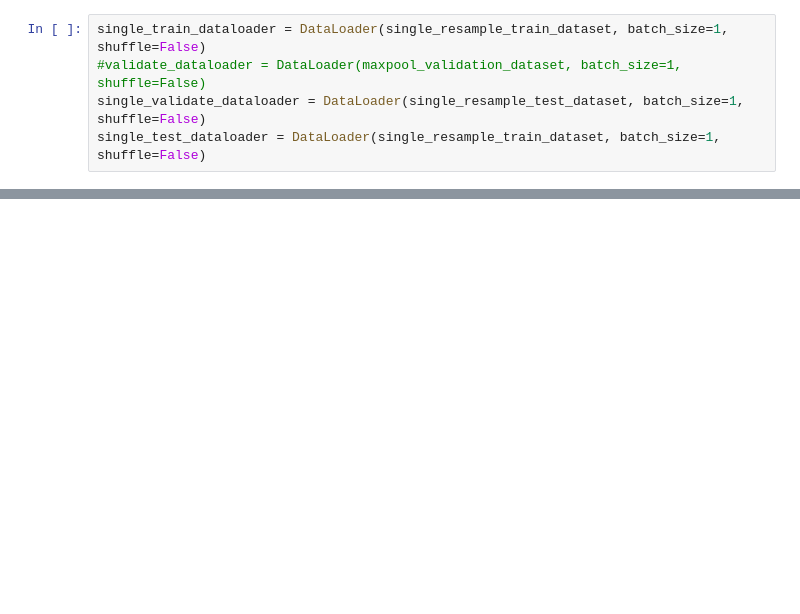
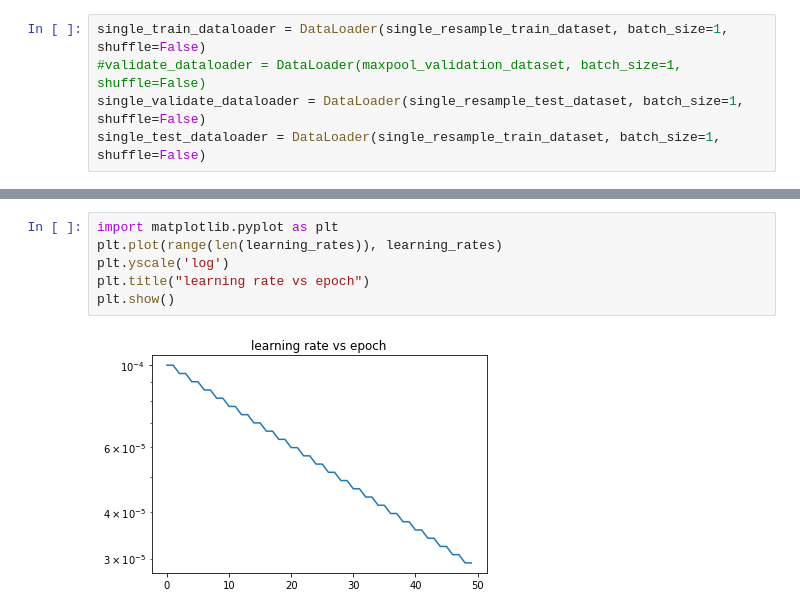
Before and after one commit to bhershdu/nlp_legislation_prediction, a Jupyter notebook: training/resample_relu_training.ipynb, the cells around one changed output, grey strips where cells are left out. Drawn from its saved outputs; the diff is of its cells as text; blank space fills up the shorter version.

```diff
--- a/training/resample_relu_training.ipynb
+++ b/training/resample_relu_training.ipynb
@@ -151,0 +178,8 @@ plot_losses(full_train_losses, full_validation_losses)
+# %%
+import matplotlib.pyplot as plt
+plt.plot(range(len(learning_rates)), learning_rates)
+plt.yscale('log')
+plt.title("learning rate vs epoch")
+plt.show()
+# %% [output]
+[figure, added]
```
Also changed, not shown: parts of 17 cells of this notebook, 1 other file.
